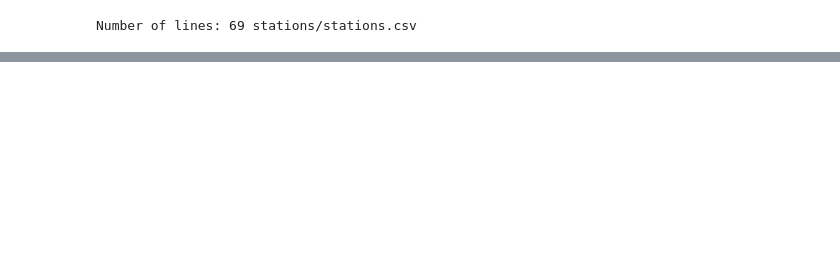
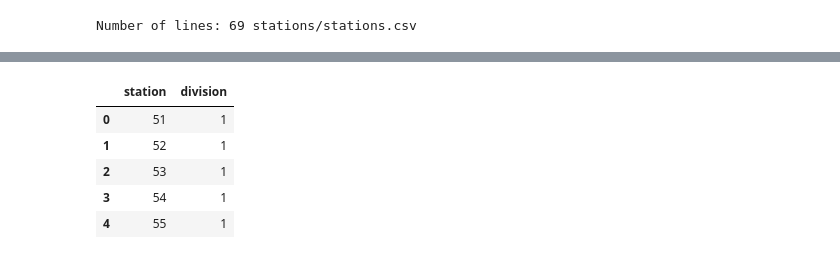
Before and after one commit to naderghanbari/mcgill-capstone, a Jupyter notebook: mcgill_capstone.ipynb, the cells around one changed output, grey strips where cells are left out. Drawn from its saved outputs; the diff is of its cells as text; code cells hidden in the pictures; blank space fills up the shorter version.

```diff
--- a/mcgill_capstone.ipynb
+++ b/mcgill_capstone.ipynb
@@ -50,0 +92,11 @@ assert(len(os.listdir("weather")) == 60)
+# %%
+# Read divisions to a Pandas dataframe
+divisions = pd.read_csv("divisions/divisions.csv", dtype={"station":"string", "division":"string"})
+divisions.head()
+# %% [output]
+|  | station | division |
+| 0 | 51 | 1 |
+| 1 | 52 | 1 |
+| 2 | 53 | 1 |
+| 3 | 54 | 1 |
+| 4 | 55 | 1 |
```
Also changed, not shown: parts of 15 cells of this notebook.
